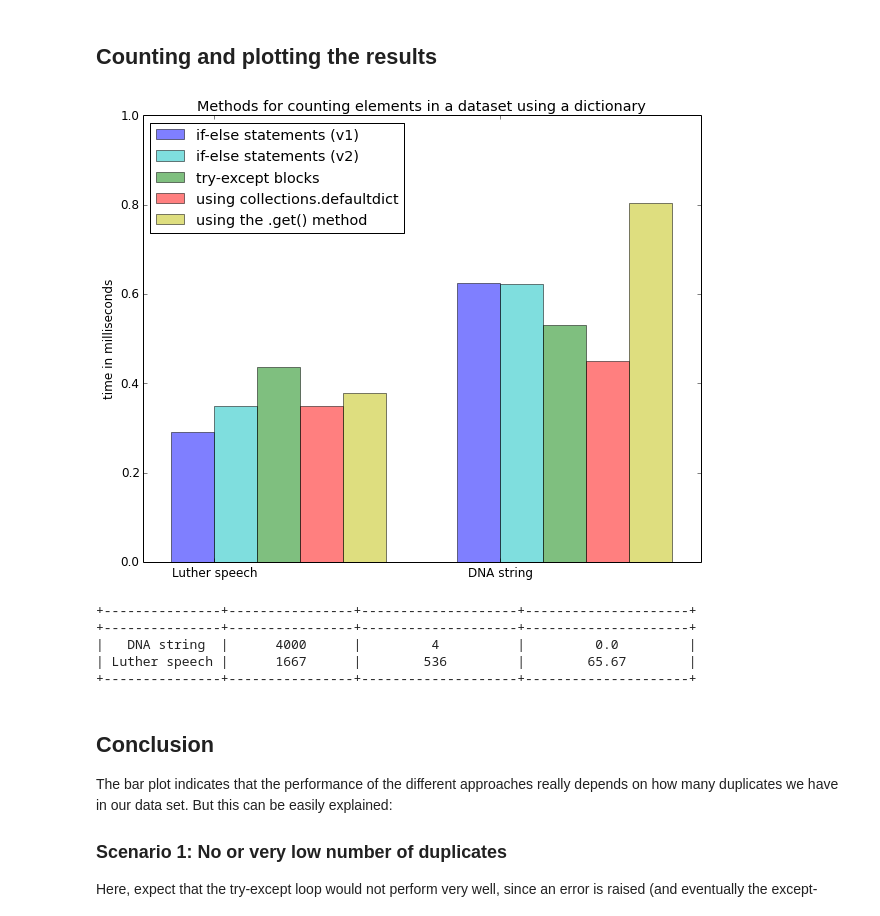
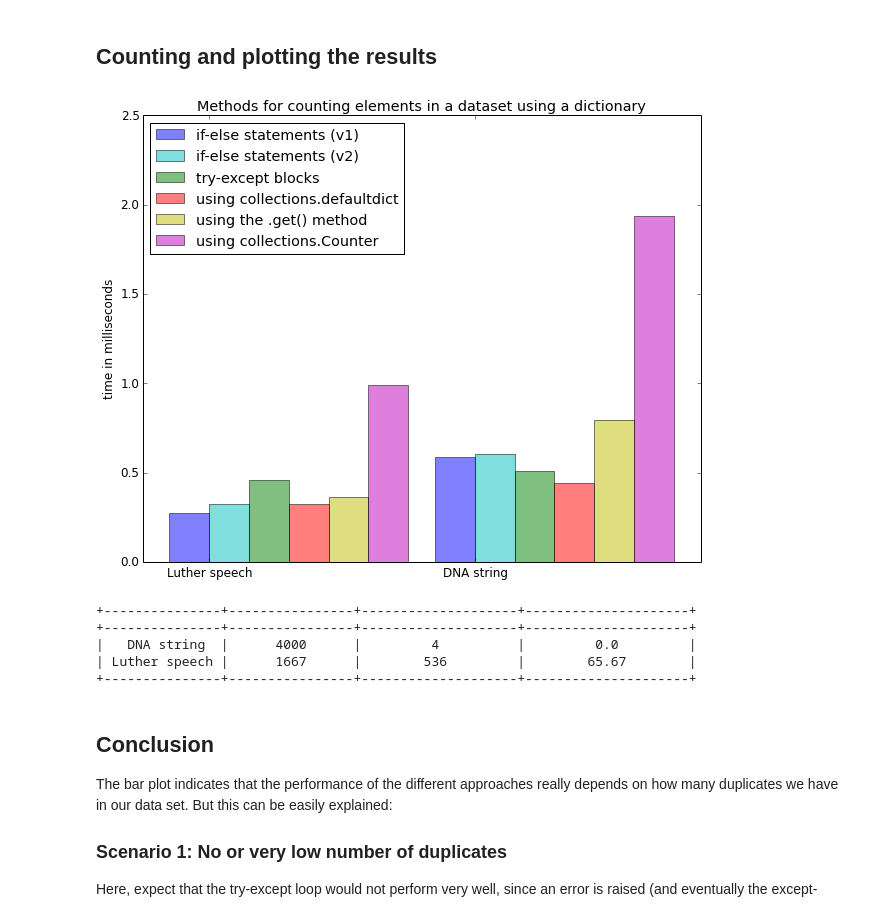
Before and after one commit to rasbt/One-Python-benchmark-per-day, a Jupyter notebook: ipython_nbs/day3_dictionary_counting.ipynb, the cells around one changed output. Saved outputs shown, nothing was run; the diff lists cells and outputs as text; code cells hidden in the pictures.

Commit message:
added counter object to benchmark

```diff
--- a/ipython_nbs/day3_dictionary_counting.ipynb
+++ b/ipython_nbs/day3_dictionary_counting.ipynb
@@ -107,7 +114,7 @@ from functools import reduce
 
 funcs = ['add_element_check1', 'add_element_check2',
          'add_element_except', 'add_element_defaultdict',
-         'add_element_get']
+         'add_element_get', 'counter_object']
 
 times_n = {f:[] for f in funcs}
 
@@ -125,20 +132,21 @@ labels = [('add_element_check1', 'if-else statements (v1)'),
           ('add_element_check2', 'if-else statements (v2)'),
           ('add_element_except', 'try-except blocks'),
           ('add_element_defaultdict', 'using collections.defaultdict'),
-          ('add_element_get', 'using the .get() method')
+          ('add_element_get', 'using the .get() method'),
+          ('counter_object', 'using collections.Counter'),
           ]
 # %%
 from numpy import arange
 import matplotlib.pyplot as plt
 
-matplotlib.rcParams.update({'font.size': 12})
+plt.rcParams.update({'font.size': 12})
 
 ind = arange(2)  # the x locations for the groups
 width = 0.15
 
 fig = plt.figure(figsize=(10,8))
 ax = fig.add_subplot(111)
-colors = [(0,'b'), (1,'c'), (2,'g'), (3,'r'), (4,'y')]
+colors = [(0,'b'), (1,'c'), (2,'g'), (3,'r'), (4,'y'), (5, 'm')]
 
 for l,c in zip(labels,colors):
     ax.bar(ind + c[0]*width,
@@ -152,38 +160,38 @@ ax.set_ylabel('time in milliseconds')
 ax.set_title('Methods for counting elements in a dataset using a dictionary')
 ax.set_xticks(ind + width)
 ax.set_xticklabels(['Luther speech', 'DNA string'])
-plt.xlim(-0.1,1.85)
-plt.ylim(0,1)
+plt.xlim(-0.1,2)
+plt.ylim(0,2.5)
 plt.legend(loc='upper left')
 plt.show()
 
 ##############################
 ## Print data summary table ##
 ##############################
 import prettytable
 
 def count_unique(input_data):
     unique = 0
     count_dict = add_element_check1(input_data)
     for count in count_dict.values():
         if count == 1:
             unique += 1
     different_ele = len(count_dict)
     unique_ele = round(unique / different_ele * 100, 2)
     return (different_ele, unique_ele)
 
 speech_different, speech_unique = count_unique(speech)
 dna_different, dna_unique = count_unique(dna)
 
 fit_table = prettytable.PrettyTable(["", "total elements" ,
                                      "different elements",
                                      "unique elements (%)"])
 fit_table.add_row(["DNA string", len(dna), dna_different, dna_unique])
 fit_table.add_row(["Luther speech", len(speech), speech_different, speech_unique])
 
 print(fit_table)
 # %% [output]
-[figure, old version]
+[figure, new version]
 +---------------+----------------+--------------------+---------------------+
 +---------------+----------------+--------------------+---------------------+
 |   DNA string  |      4000      |         4          |         0.0         |
```
Also changed, not shown: parts of 3 cells of this notebook, 1 other file.
